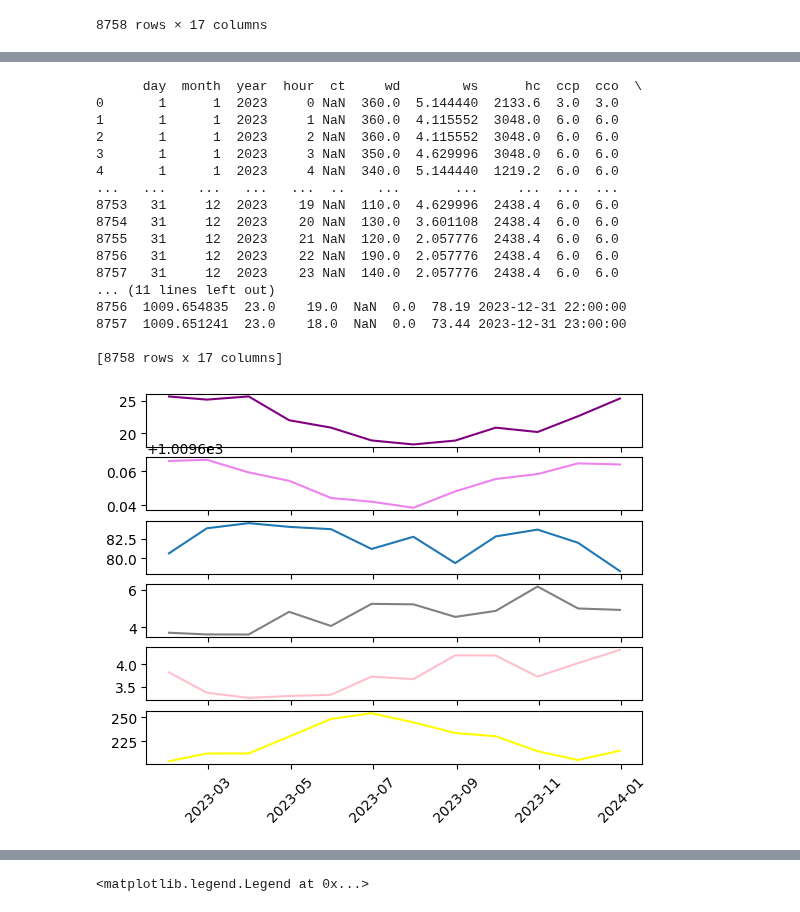
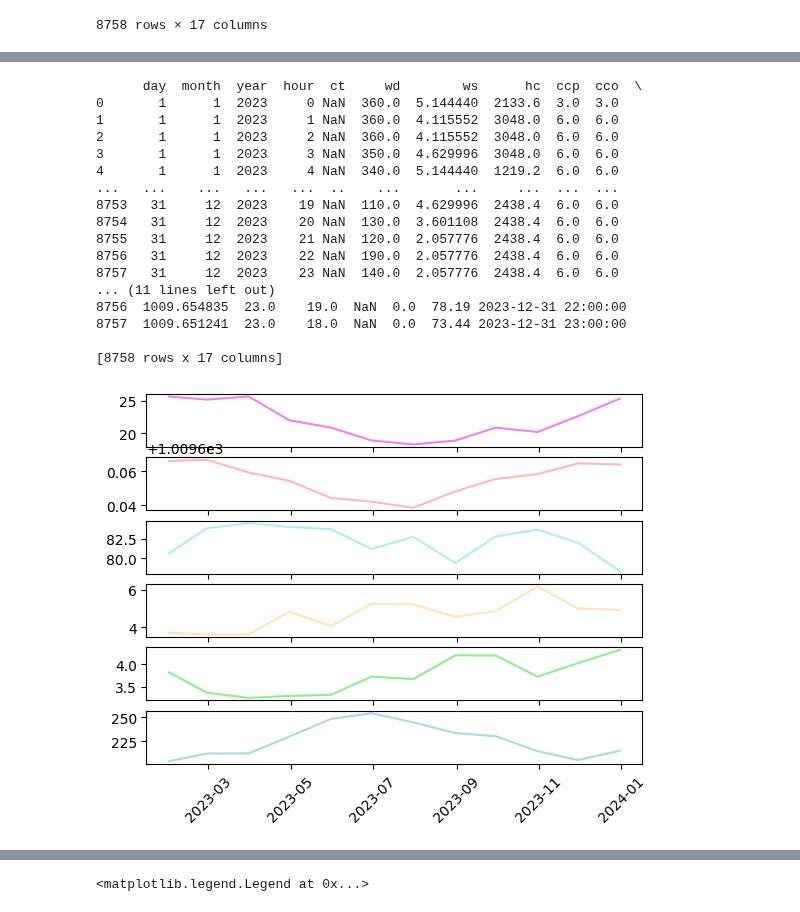
Before and after one commit to anapietroski/Controle_AnaPietroski, a Jupyter notebook: Atividade02_Ana_e_Barbara.ipynb, the cells around one changed output, grey strips where cells are left out. Cells and saved outputs as stored; diff of their text form; code cells hidden in the pictures.

```diff
--- a/Atividade02_Ana_e_Barbara.ipynb
+++ b/Atividade02_Ana_e_Barbara.ipynb
@@ -157,38 +188,38 @@ O percentil 99 da wd é:360.0
 # %%
 # Estatísticas dos dados
 print(metSuperficie)
 metSuperficie.set_index('datetime', inplace=True)
-media_mensal = metSuperficie.resample('M').mean()
-min_mensal = metSuperficie.resample('M').min()
+media_mensal = metSuperficie.resample('ME').mean()
+min_mensal = metSuperficie.resample('ME').min()
 
 # Plotando figura após fazer a média mensal
 fig,ax = plt.subplots(6,sharex=True)
-ax[0].plot(media_mensal.index,media_mensal['temp'],color='purple')
-ax[1].plot(media_mensal.index,media_mensal['p'],color='violet')
-ax[2].plot(media_mensal.index,media_mensal['relh'])
-ax[3].plot(media_mensal.index,media_mensal['cco'],color='gray')
+ax[0].plot(media_mensal.index,media_mensal['temp'],color='violet')
+ax[1].plot(media_mensal.index,media_mensal['p'],color='lightpink')
+ax[2].plot(media_mensal.index,media_mensal['relh'],color='paleturquoise')
+ax[3].plot(media_mensal.index,media_mensal['cco'],color='moccasin')
 #ws velocidade
-ax[4].plot(media_mensal.index,media_mensal['ws'],color='pink')
+ax[4].plot(media_mensal.index,media_mensal['ws'],color='lightgreen')
 #wd direção
-ax[5].plot(media_mensal.index,media_mensal['wd'],color='yellow')
+ax[5].plot(media_mensal.index,media_mensal['wd'],color='lightblue')
 ax[5].tick_params(axis='x', rotation=45)
 # %% [output]
       day  month  year  hour  ct     wd        ws      hc  ccp  cco  \
 0       1      1  2023     0 NaN  360.0  5.144440  2133.6  3.0  3.0
 1       1      1  2023     1 NaN  360.0  4.115552  3048.0  6.0  6.0
 2       1      1  2023     2 NaN  360.0  4.115552  3048.0  6.0  6.0
 3       1      1  2023     3 NaN  350.0  4.629996  3048.0  6.0  6.0
 4       1      1  2023     4 NaN  340.0  5.144440  1219.2  6.0  6.0
 ...   ...    ...   ...   ...  ..    ...       ...     ...  ...  ...
 8753   31     12  2023    19 NaN  110.0  4.629996  2438.4  6.0  6.0
 8754   31     12  2023    20 NaN  130.0  3.601108  2438.4  6.0  6.0
 8755   31     12  2023    21 NaN  120.0  2.057776  2438.4  6.0  6.0
 8756   31     12  2023    22 NaN  190.0  2.057776  2438.4  6.0  6.0
 8757   31     12  2023    23 NaN  140.0  2.057776  2438.4  6.0  6.0
 ... (11 lines left out)
 8756  1009.654835  23.0    19.0  NaN  0.0  78.19 2023-12-31 22:00:00
 8757  1009.651241  23.0    18.0  NaN  0.0  73.44 2023-12-31 23:00:00
 
 [8758 rows x 17 columns]
-[figure, old version]
+[figure, new version]
 # %%
```
Also changed, not shown: parts of 4 cells of this notebook.
